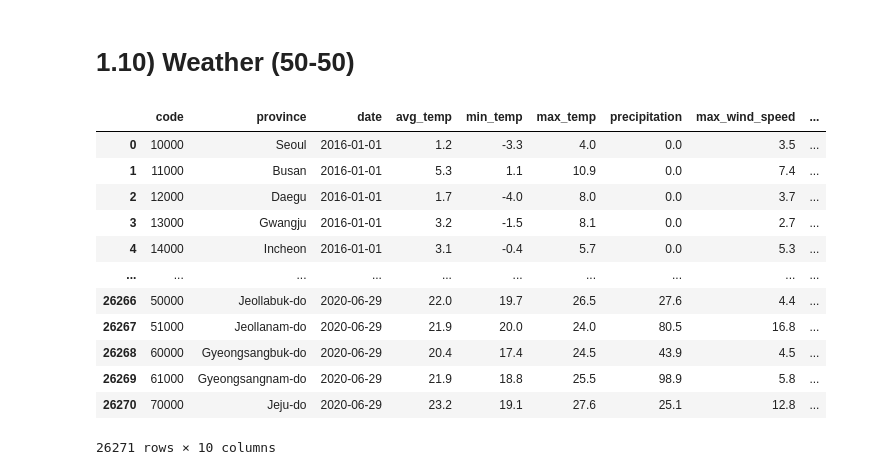
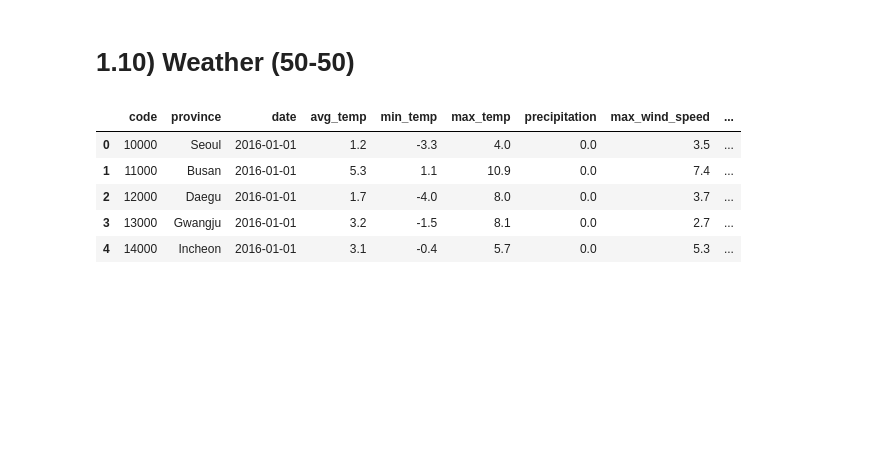
Before and after one commit to victoryapcheeann/QF625-Project, a Jupyter notebook: index.ipynb, the cells around one changed output. Drawn from its saved outputs; the diff is of its cells as text; code cells hidden in the pictures; blank space fills up the shorter version.

```diff
--- a/index.ipynb
+++ b/index.ipynb
@@ -291,18 +221,11 @@ timeProvince
 # 1.10) Weather (50-50)
 # %%
 weatherData = pd.read_csv('covid/weather.csv')
-weatherData
+weatherData.head()
 # %% [output]
 |  | code | province | date | avg_temp | min_temp | max_temp | precipitation | max_wind_speed | ... |
 | 0 | 10000 | Seoul | 2016-01-01 | 1.2 | -3.3 | 4.0 | 0.0 | 3.5 | ... |
 | 1 | 11000 | Busan | 2016-01-01 | 5.3 | 1.1 | 10.9 | 0.0 | 7.4 | ... |
 | 2 | 12000 | Daegu | 2016-01-01 | 1.7 | -4.0 | 8.0 | 0.0 | 3.7 | ... |
 | 3 | 13000 | Gwangju | 2016-01-01 | 3.2 | -1.5 | 8.1 | 0.0 | 2.7 | ... |
 | 4 | 14000 | Incheon | 2016-01-01 | 3.1 | -0.4 | 5.7 | 0.0 | 5.3 | ... |
-| ... | ... | ... | ... | ... | ... | ... | ... | ... | ... |
-| 26266 | 50000 | Jeollabuk-do | 2020-06-29 | 22.0 | 19.7 | 26.5 | 27.6 | 4.4 | ... |
-| 26267 | 51000 | Jeollanam-do | 2020-06-29 | 21.9 | 20.0 | 24.0 | 80.5 | 16.8 | ... |
-| 26268 | 60000 | Gyeongsangbuk-do | 2020-06-29 | 20.4 | 17.4 | 24.5 | 43.9 | 4.5 | ... |
-| 26269 | 61000 | Gyeongsangnam-do | 2020-06-29 | 21.9 | 18.8 | 25.5 | 98.9 | 5.8 | ... |
-| 26270 | 70000 | Jeju-do | 2020-06-29 | 23.2 | 19.1 | 27.6 | 25.1 | 12.8 | ... |
-26271 rows × 10 columns
```
Also changed, not shown: parts of 11 cells of this notebook.
